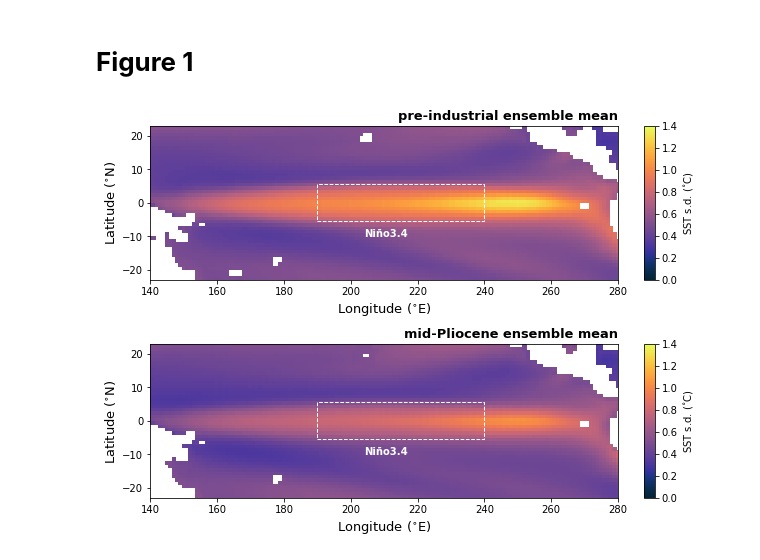
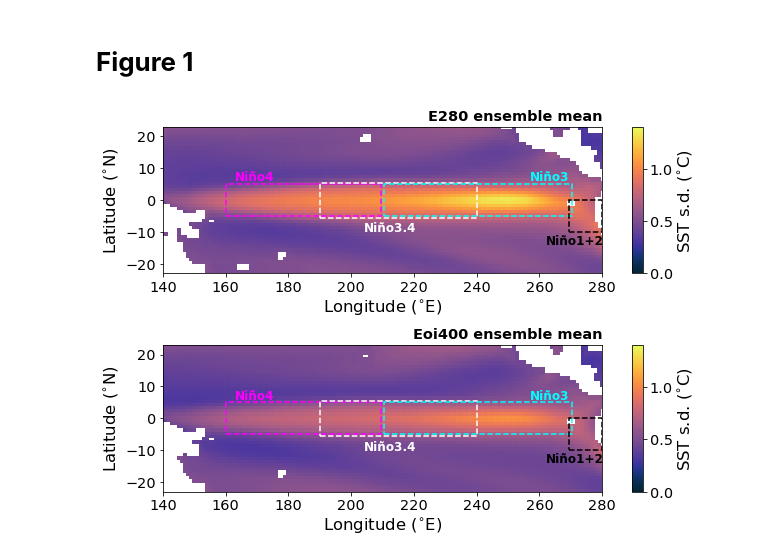
Before and after one commit to arthuroldeman/pliomip2-enso, a Jupyter notebook: Figure1.ipynb, the cells around one changed output. Drawn from its saved outputs; the diff is of its cells as text; code cells hidden in the pictures.

```diff
--- a/Figure1.ipynb
+++ b/Figure1.ipynb
@@ -65,6 +83,7 @@ EM_TPsd_eoi400 = TPsd_eoi400/(len(modellist) - TP_eoi400_mask)
 # %% [markdown]
 # **Figure 1**
 # %%
+pylab.rcParams.update(params1)
 fig, axs = plt.subplots(nrows=2, ncols=1, figsize=(figwidth1, 6), constrained_layout=True)
 
 Nmask = 3;
@@ -73,7 +92,7 @@ caption = False
 textx = 124; texty = 24;
 
 regions = ['Niño4', 'Niño3.4', 'Niño3', 'Niño1+2']
-cols = ['c', 'w', 'b', 'k']
+cols = ['magenta', 'w', 'cyan', 'k']
 minlats = [-5, -5.5, -5, -10]
 maxlats = [5, 5.5, 5, 0]
 minlons = [160, 190, 210.5, 269.5]
@@ -81,62 +100,50 @@ maxlons = [209.5, 240, 270.5, 280]
 xlocs = [163, 204, 257, 262]
 ylocs = [6, -10, 6, -14]
 
 lats = [-23, 23]
 lons = [140, 280]
 
-vmin = 0; vmax = 1.4; cmap = plt.get_cmap('cmo.thermal')#, vmax-vmin)
+vmin = 0; vmax = 1.4;
 
 a = EM_TPsd_e280
 b = EM_TPsd_eoi400
 
 ax=axs[0]
 mask1 = 1 + 0*TP_e280_mask.where(TP_e280_mask<Nmask)
-(a*mask1).plot(ax=ax, vmin=vmin, vmax=vmax, cmap=cmap, cbar_kwargs = dict(label='SST s.d. ($^{\circ}$C)', ))
-# ax.set_title('E280 ensemble mean', loc='right', fontsize=titlefontsize, fontweight = 'bold')
-ax.set_title('pre-industrial ensemble mean', loc='right', fontsize=titlefontsize, fontweight = 'bold')
+(a*mask1).plot(ax=ax, vmin=vmin, vmax=vmax, cmap=cmap_temp, cbar_kwargs = dict(label='SST s.d. ($^{\circ}$C)'))
+ax.set_title('E280 ensemble mean', loc='right', fontweight = 'bold')
 #
 ax.set_xlim(lons[0], lons[1]); ax.set_ylim(lats[0], lats[1]);
-ax.set_xlabel('Longitude ($^{\circ}$E)', fontsize=labelfontsize)
-ax.set_ylabel('Latitude ($^{\circ}$N)', fontsize=labelfontsize)
+ax.set_xlabel('Longitude ($^{\circ}$E)')
+ax.set_ylabel('Latitude ($^{\circ}$N)')
 ax.set_title('')
 if caption == True: ax.text(textx, texty, '(a)', fontsize = 17, fontweight = 'bold')
 
-# for i in range(len(regions)):
-#     ax.add_patch(Rectangle((minlons[i], minlats[i]), (maxlons[i]- minlons[i]), abs(maxlats[i] - minlats[i]),
-#                        fill=False, linestyle='--', color=cols[i]));
-#     ax.text(xlocs[i], ylocs[i], regions[i], fontsize=10, fontweight='bold', color = cols[i])
+for i in range(len(regions)):
+    ax.add_patch(Rectangle((minlons[i], minlats[i]), (maxlons[i]- minlons[i]), abs(maxlats[i] - minlats[i]),
+                       fill=False, linestyle='--', linewidth = 1.5, color=cols[i]));
+    ax.text(xlocs[i], ylocs[i], regions[i], fontsize=12, fontweight='bold', color = cols[i])
 
-i=1
-ax.add_patch(Rectangle((minlons[i], minlats[i]), (maxlons[i]- minlons[i]), abs(maxlats[i] - minlats[i]),
-                       fill=False, linestyle='--', color=cols[i]));
-ax.text(xlocs[i], ylocs[i], regions[i], fontsize=10, fontweight='bold', color = cols[i])
 
 ax=axs[1]
 mask2 = 1 + 0*TP_eoi400_mask.where(TP_eoi400_mask<Nmask)
-(b*mask2).plot(ax=ax, vmin=vmin, vmax=vmax, cmap=cmap,  cbar_kwargs = dict(label='SST s.d. ($^{\circ}$C)'))
-# ax.set_title('Eoi400 ensemble mean', loc='right', fontsize=titlefontsize, fontweight = 'bold')
-ax.set_title('mid-Pliocene ensemble mean', loc='right', fontsize=titlefontsize, fontweight = 'bold')
+(b*mask2).plot(ax=ax, vmin=vmin, vmax=vmax, cmap=cmap_temp,  cbar_kwargs = dict(label='SST s.d. ($^{\circ}$C)'))
+ax.set_title('Eoi400 ensemble mean', loc='right', fontweight = 'bold')
+# ax.set_title('mid-Pliocene ensemble mean', loc='right', fontsize=titlefontsize, fontweight = 'bold')
 
 # ax.set_title(r'$\bigcirc$: HadISST', loc='left', fontsize=titlefontsize, fontweight = 'bold')
 ax.set_xlim(lons[0], lons[1]); ax.set_ylim(lats[0], lats[1]);
-ax.set_xlabel('Longitude ($^{\circ}$E)', fontsize=labelfontsize)
-ax.set_ylabel('Latitude ($^{\circ}$N)', fontsize=labelfontsize)
+ax.set_xlabel('Longitude ($^{\circ}$E)')
+ax.set_ylabel('Latitude ($^{\circ}$N)')
 ax.set_title('')
 if caption == True: ax.text(textx, texty, '(b)', fontsize = 17, fontweight = 'bold')
 
-# for i in range(len(regions)):
-#     ax.add_patch(Rectangle((minlons[i], minlats[i]), (maxlons[i]- minlons[i]), abs(maxlats[i] - minlats[i]),
-#                        fill=False, linestyle='--', color=cols[i]));
-#     ax.text(xlocs[i], ylocs[i], regions[i], fontsize=10, fontweight='bold', color = cols[i])
+for i in range(len(regions)):
+    ax.add_patch(Rectangle((minlons[i], minlats[i]), (maxlons[i]- minlons[i]), abs(maxlats[i] - minlats[i]),
+                       fill=False, linestyle='--', linewidth = 1.5, color=cols[i]));
+    ax.text(xlocs[i], ylocs[i], regions[i], fontsize=12, fontweight='bold', color = cols[i])
 
-i=1
-ax.add_patch(Rectangle((minlons[i], minlats[i]), (maxlons[i]- minlons[i]), abs(maxlats[i] - minlats[i]),
-                       fill=False, linestyle='--', color=cols[i]));
-ax.text(xlocs[i], ylocs[i], regions[i], fontsize=10, fontweight='bold', color = cols[i])
 
-# plt.savefig('figures/figure1_new.pdf', bbox_inches='tight')
-plt.savefig('figures/figure1_NAC.png',dpi=500)
-
-# plt.savefig('figures/figure1_new.jpg', bbox_inches='tight', dpi=150)
+plt.savefig('figures/figure1.pdf', bbox_inches='tight')
 # %% [output]
-[figure, old version]
+[figure, new version]
```
Also changed, not shown: parts of 4 cells of this notebook.
